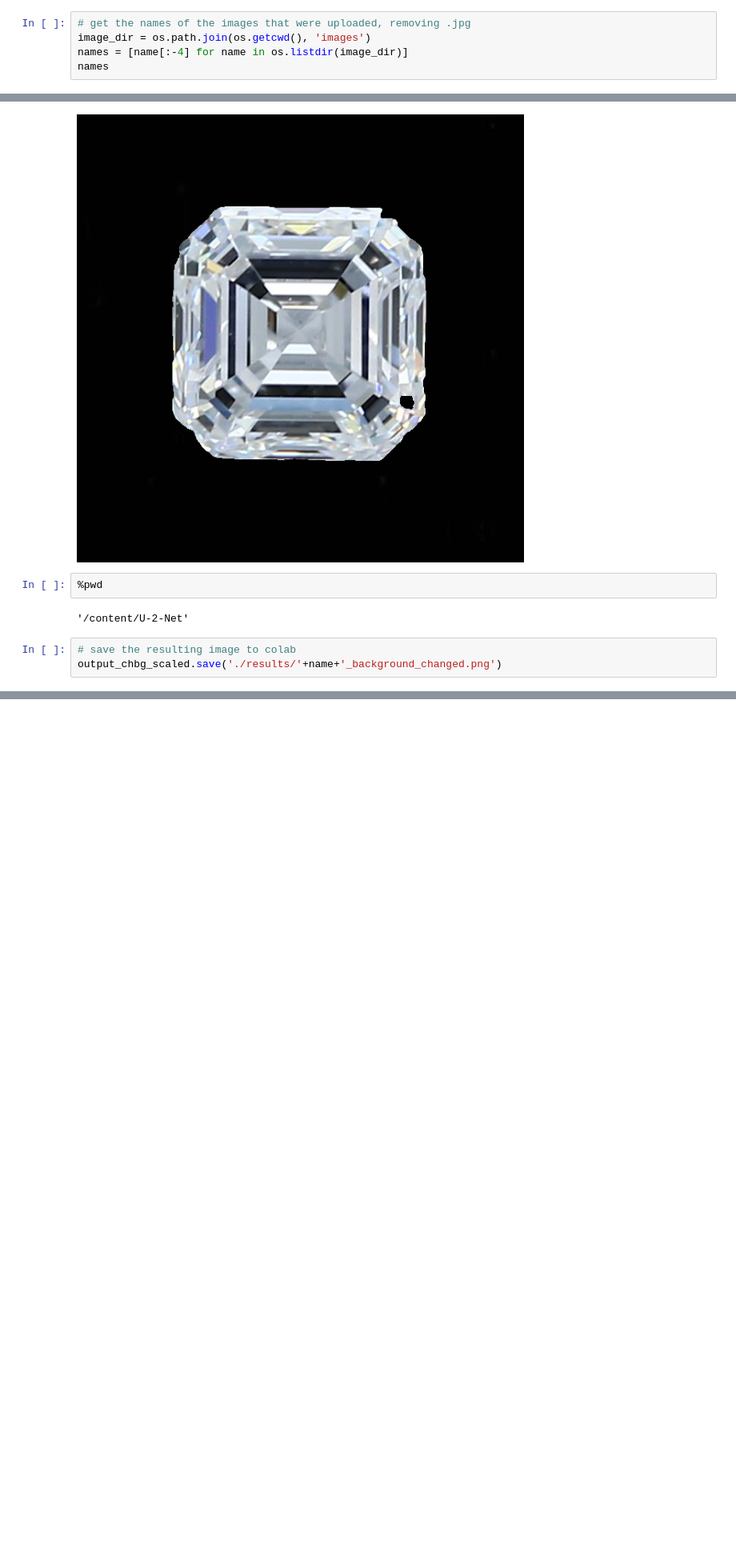
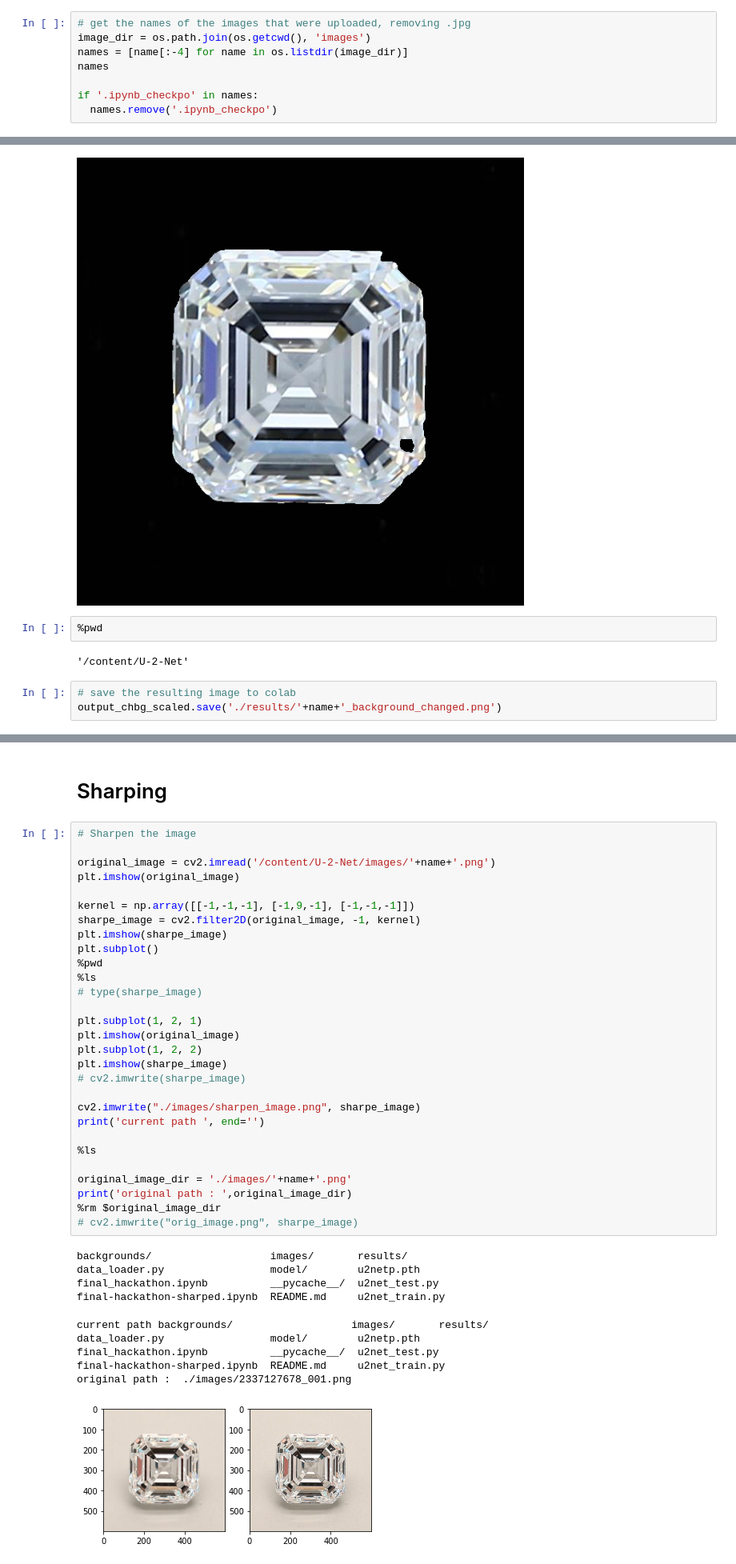
Before and after one commit to spying-on-spyers/DeadLocks, a Jupyter notebook: final_hackathon.ipynb, the cells around one changed output, grey strips where cells are left out. Shown at 80% size. Cells and saved outputs as stored; diff of their text form; blank space fills up the shorter version.

```diff
--- a/final_hackathon.ipynb
+++ b/final_hackathon.ipynb
@@ -40,3 +40,6 @@ inferencing: 2337127678_001.png
 image_dir = os.path.join(os.getcwd(), 'images')
 names = [name[:-4] for name in os.listdir(image_dir)]
 names
+
+if '.ipynb_checkpo' in names:
+  names.remove('.ipynb_checkpo')
@@ -189,0 +195,42 @@ output_chbg_scaled.save('./results/'+name+'_background_changed.png')
+# %% [markdown]
+# Sharping
+# %%
+# Sharpen the image
+
+original_image = cv2.imread('/content/U-2-Net/images/'+name+'.png')
+plt.imshow(original_image)
+
+kernel = np.array([[-1,-1,-1], [-1,9,-1], [-1,-1,-1]])
+sharpe_image = cv2.filter2D(original_image, -1, kernel)
+plt.imshow(sharpe_image)
+plt.subplot()
+%pwd
+%ls
+# type(sharpe_image)
+
+plt.subplot(1, 2, 1)
+plt.imshow(original_image)
+plt.subplot(1, 2, 2)
+plt.imshow(sharpe_image)
+# cv2.imwrite(sharpe_image)
+
+cv2.imwrite("./images/sharpen_image.png", sharpe_image)
+print('current path ', end='')
+
+%ls
+
+original_image_dir = './images/'+name+'.png'
+print('original path : ',original_image_dir)
+%rm $original_image_dir
+# cv2.imwrite("orig_image.png", sharpe_image)
+# %% [output]
+backgrounds/                   images/       results/
+data_loader.py                 model/        u2netp.pth
+final_hackathon.ipynb          __pycache__/  u2net_test.py
+final-hackathon-sharped.ipynb  README.md     u2net_train.py
+current path backgrounds/                   images/       results/
+data_loader.py                 model/        u2netp.pth
+final_hackathon.ipynb          __pycache__/  u2net_test.py
+final-hackathon-sharped.ipynb  README.md     u2net_train.py
+original path :  ./images/2337127678_001.png
+[figure, added]
```
Also changed, not shown: parts of 18 cells of this notebook.
